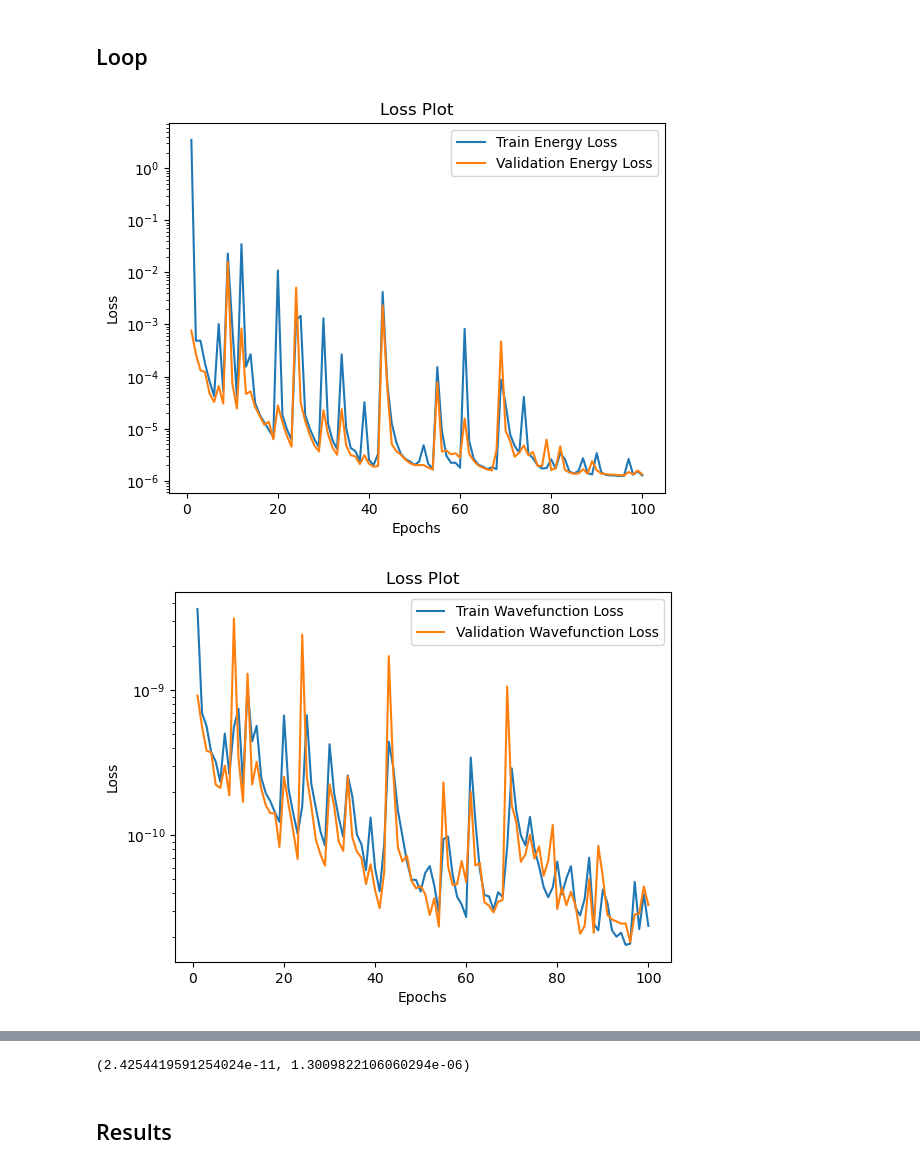
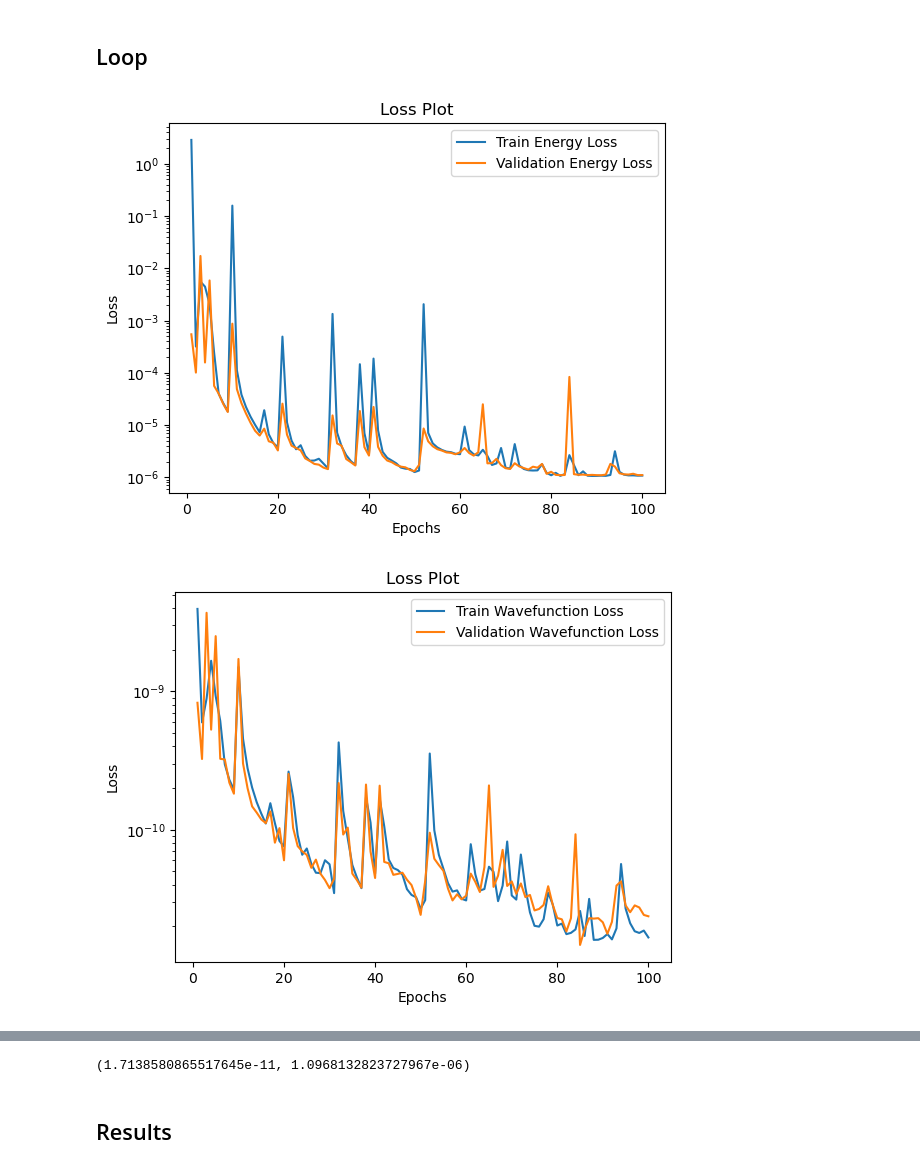
Before and after one commit to jonahmougoue/Quantum-ML-Models, a Jupyter notebook: Part2/predict_wavefunction.ipynb, the cells around one changed output, grey strips where cells are left out. Cells and saved outputs as stored; diff of their text form; code cells hidden in the pictures.

```diff
--- a/Part2/predict_wavefunction.ipynb
+++ b/Part2/predict_wavefunction.ipynb
@@ -59,7 +59,7 @@ def wavefunction_test(model:nn.Module,
     :param device: CPU or CUDA
     :param verbose: True to print loss per epoch
     :param display: True to display tqdm subbars
-    :return: Tuple containing loss from loss_fn, L1Loss, and energy_loss_fn
+    :return: Tuple containing lists of wavefunction_loss and energy_loss
     """
     model.eval()
     wavefunction_losses = []
@@ -167,24 +167,24 @@ def wavefunction_train(model:nn.Module,
 # %%
 from wavefunction_unet import WavefunctionUNet
 from energy_loss import EnergyLoss
 
 device = 'cuda' if torch.cuda.is_available() else 'cpu'
 model = WavefunctionUNet(channels=[32,64,128,256,512,1024]).to(device)
 
 optimizer = torch.optim.Adam(model.parameters(),lr=0.0001)
 
 dx = 0.15625 #Constant determined in README.md
-energy_loss_fn = EnergyLoss(alpha=1,gamma=0,dx=dx,loss_fn=nn.MSELoss())
+energy_loss_fn = EnergyLoss(alpha=1,gamma=1/2,dx=dx,loss_fn=nn.MSELoss())
 
 epochs = 100
 
 verbose = False
 display = False
 
-wavefunction_loss_fn = nn.MSELoss() #Measures Wavefunction accuracy. Not used in loss.
+wavefunction_loss_fn = nn.MSELoss() #Measures Wavefunction accuracy. Not used in loss for training.
 
 wavefunction_train(model,epochs,train_dataloader,validation_dataloader,optimizer,wavefunction_loss_fn,energy_loss_fn,device=device,verbose=verbose,display=display)
 wavefunction_test(model,test_dataloader,wavefunction_loss_fn,energy_loss_fn,validate=False,device=device,verbose=verbose,display=display)
 # %% [output]
-[figure, old version]
+[figure, new version]
-[figure, old version]
+[figure, new version]
@@ -193,2 +193,2 @@ Test Wavefunction Loss: 2.4254419591254024e-11
-(2.4254419591254024e-11, 1.3009822106060294e-06)
+(1.7138580865517645e-11, 1.0968132823727967e-06)
 # %%
```
Also changed, not shown: parts of 4 cells of this notebook, 4 other files.
